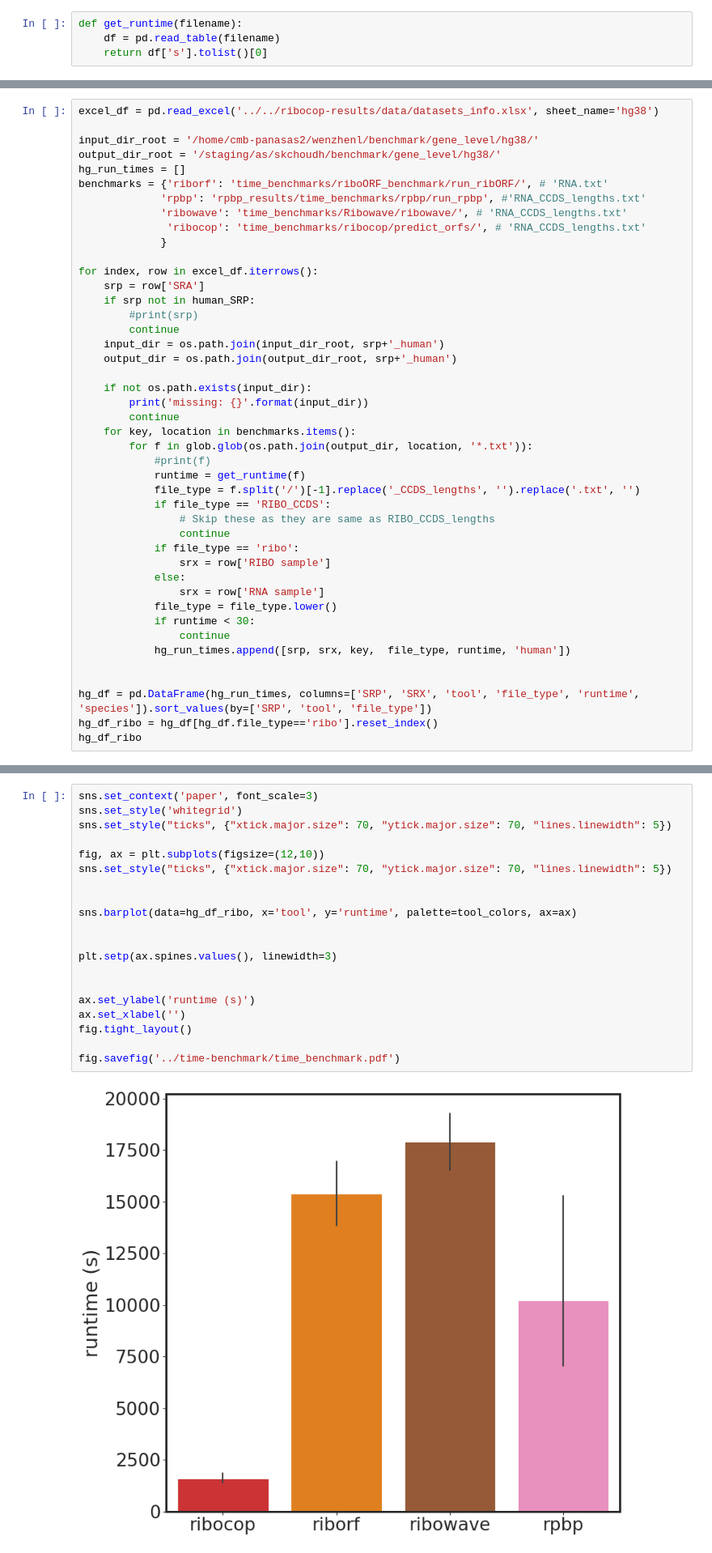
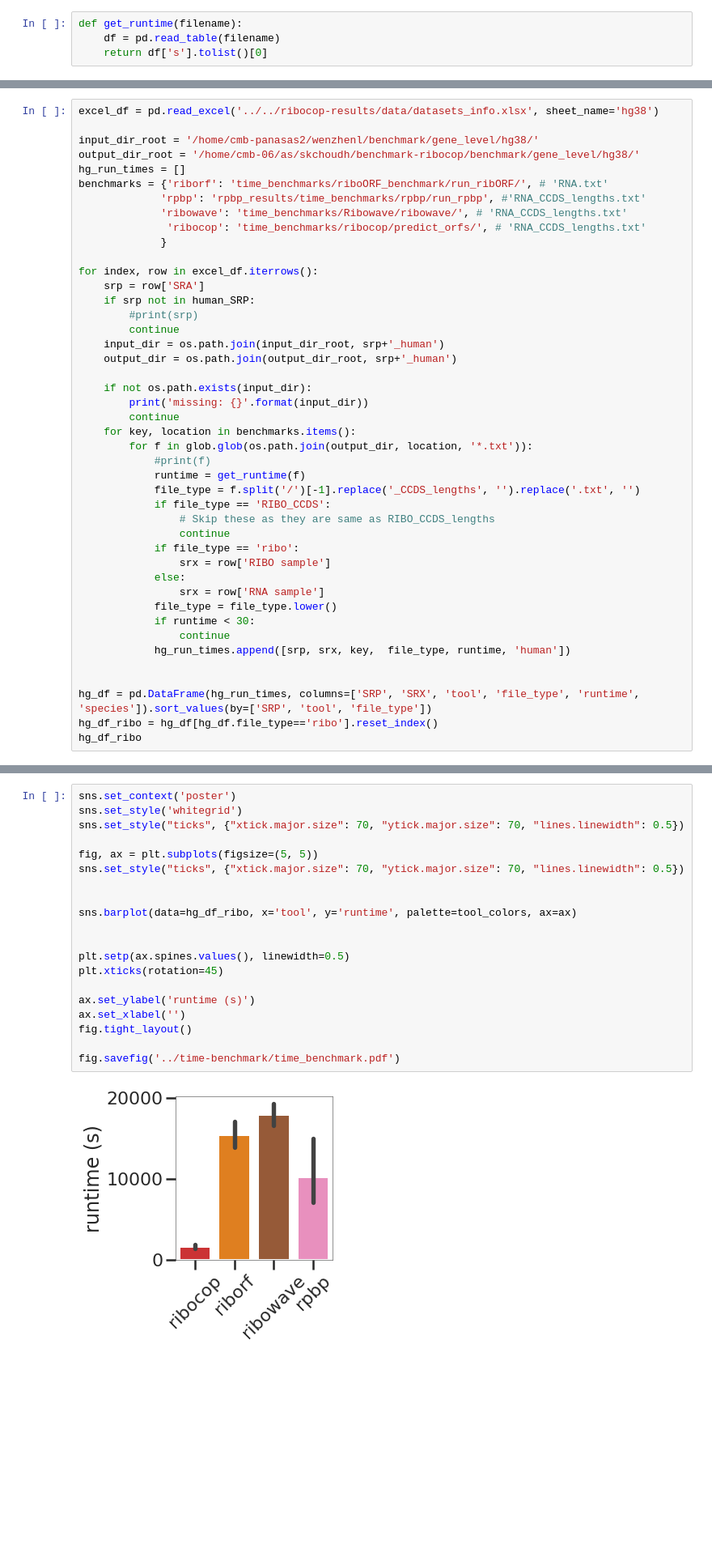
Before and after one commit to smithlabcode/ribotricer-results, a Jupyter notebook: notebooks/14.time-requirements.ipynb, the cells around one changed output, grey strips where cells are left out. Shown: that part at 81% size. Cells and saved outputs as stored; diff of their text form; blank space fills up the shorter version.

```diff
--- a/notebooks/14.time-requirements.ipynb
+++ b/notebooks/14.time-requirements.ipynb
@@ -104,7 +108,7 @@ mm_df_ribo
 excel_df = pd.read_excel('../../ribocop-results/data/datasets_info.xlsx', sheet_name='hg38')
 
 input_dir_root = '/home/cmb-panasas2/wenzhenl/benchmark/gene_level/hg38/'
-output_dir_root = '/staging/as/skchoudh/benchmark/gene_level/hg38/'
+output_dir_root = '/home/cmb-06/as/skchoudh/benchmark-ribocop/benchmark/gene_level/hg38/'
 hg_run_times = []
 benchmarks = {'riborf': 'time_benchmarks/riboORF_benchmark/run_ribORF/', # 'RNA.txt'
              'rpbp': 'rpbp_results/time_benchmarks/rpbp/run_rpbp', #'RNA_CCDS_lengths.txt'
@@ -165,25 +189,25 @@ hg_df_ribo
 # %%
-sns.set_context('paper', font_scale=3)
+sns.set_context('poster')
 sns.set_style('whitegrid')
-sns.set_style("ticks", {"xtick.major.size": 70, "ytick.major.size": 70, "lines.linewidth": 5})
+sns.set_style("ticks", {"xtick.major.size": 70, "ytick.major.size": 70, "lines.linewidth": 0.5})
 
-fig, ax = plt.subplots(figsize=(12,10))
-sns.set_style("ticks", {"xtick.major.size": 70, "ytick.major.size": 70, "lines.linewidth": 5})
+fig, ax = plt.subplots(figsize=(5, 5))
+sns.set_style("ticks", {"xtick.major.size": 70, "ytick.major.size": 70, "lines.linewidth": 0.5})
 
 
 sns.barplot(data=hg_df_ribo, x='tool', y='runtime', palette=tool_colors, ax=ax)
 
 
-plt.setp(ax.spines.values(), linewidth=3)
-
+plt.setp(ax.spines.values(), linewidth=0.5)
+plt.xticks(rotation=45)
 
 ax.set_ylabel('runtime (s)')
 ax.set_xlabel('')
 fig.tight_layout()
 
 fig.savefig('../time-benchmark/time_benchmark.pdf')
 # %% [output]
-[figure, old version]
+[figure, new version]
 # %%
 combined_df = pd.concat([hg_df, mm_df], ignore_index=True)
 combined_df.to_csv('../time-benchmark/runtimes.tsv', sep='\t', header=True, index=False)
```
Also changed, not shown: parts of 5 cells of this notebook, 5 other files.
